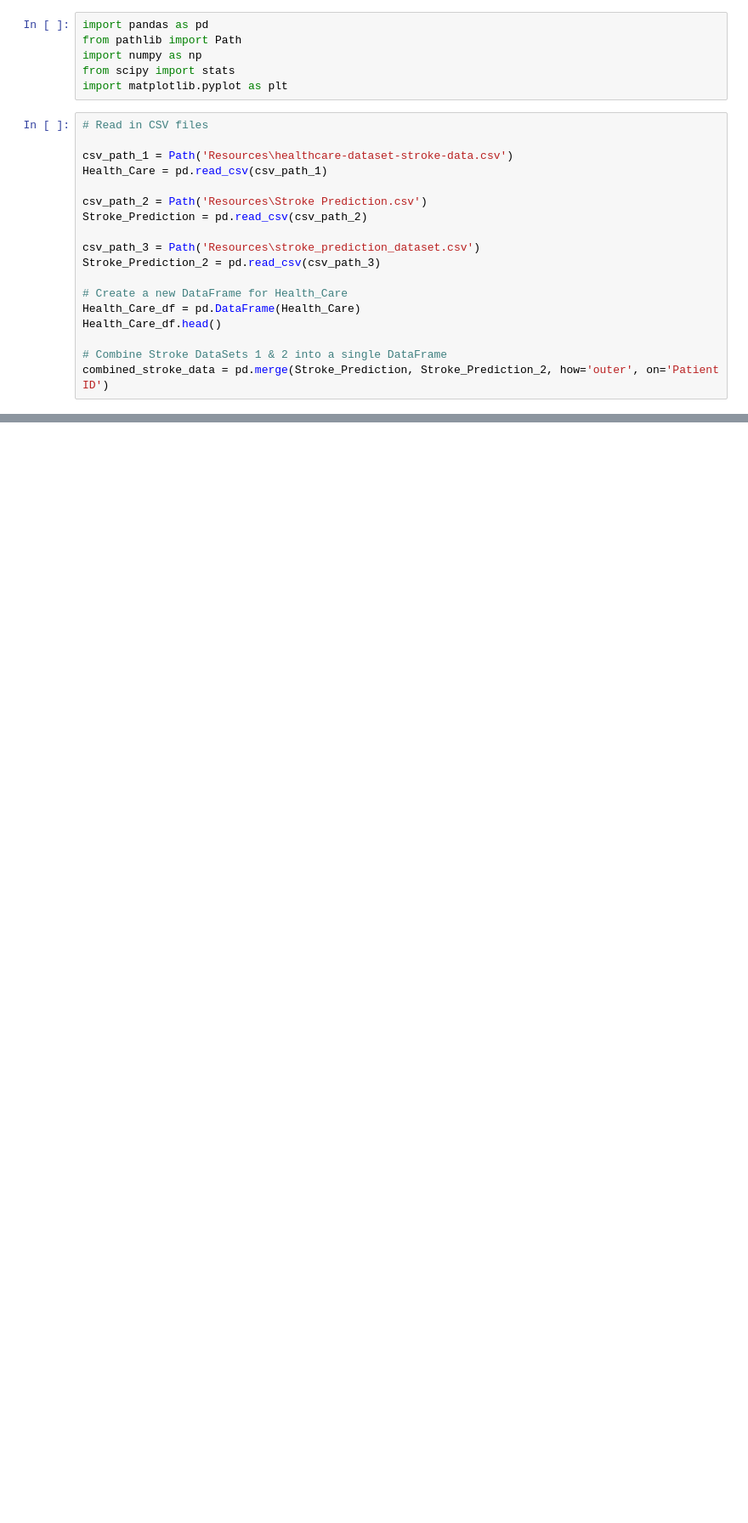
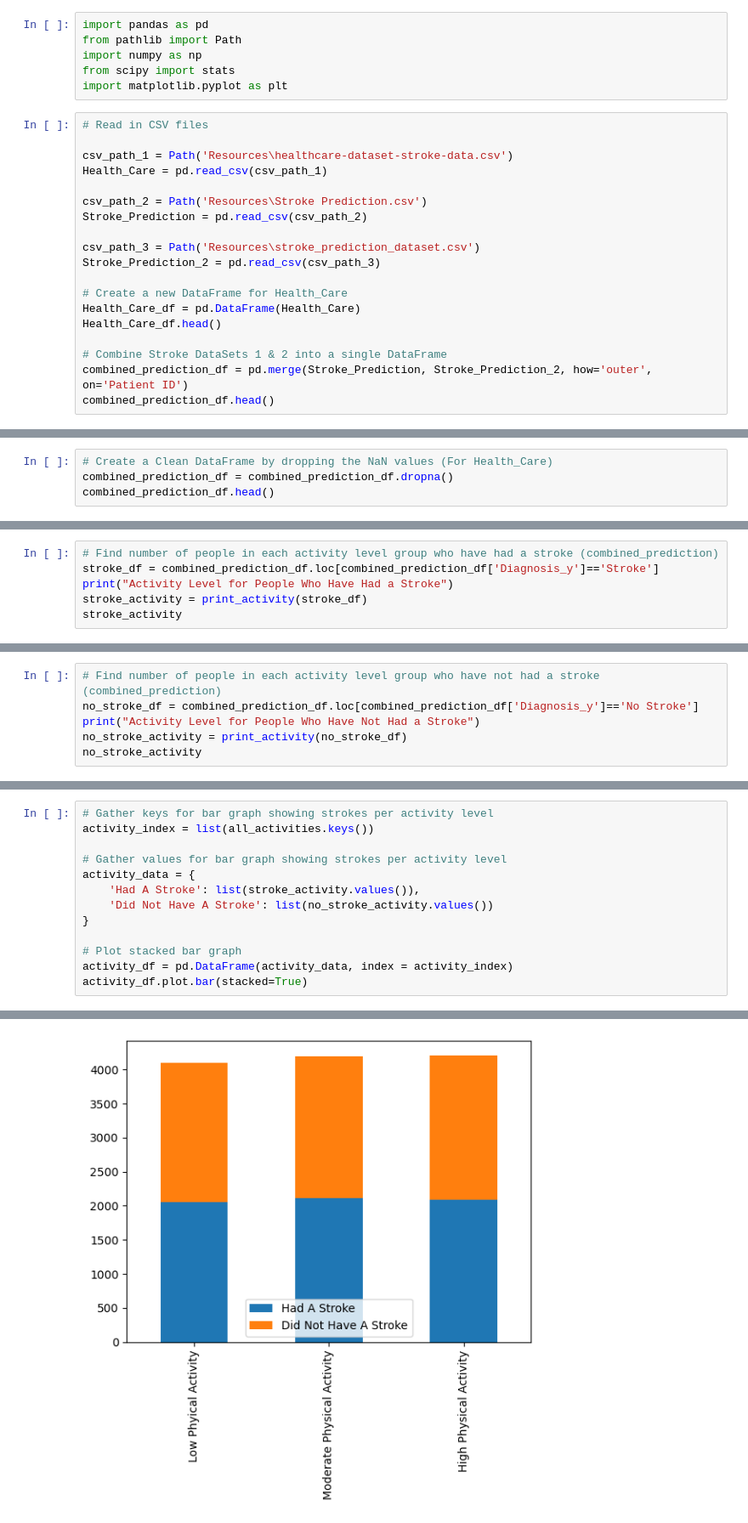
Before and after one commit to eeneedles/group-two-project-one, a Jupyter notebook: test_code_em.ipynb, the cells around one changed output, grey strips where cells are left out. Shown at 85% size. Drawn from its saved outputs; the diff is of its cells as text; blank space fills up the shorter version.

Commit message:
added code for comparison of stroke and activity level

```diff
--- a/test_code_em.ipynb
+++ b/test_code_em.ipynb
@@ -21,4 +21,5 @@ Health_Care_df = pd.DataFrame(Health_Care)
 Health_Care_df.head()
 
 # Combine Stroke DataSets 1 & 2 into a single DataFrame
-combined_stroke_data = pd.merge(Stroke_Prediction, Stroke_Prediction_2, how='outer', on='Patient ID')
+combined_prediction_df = pd.merge(Stroke_Prediction, Stroke_Prediction_2, how='outer', on='Patient ID')
+combined_prediction_df.head()
@@ -151,0 +121,4 @@ Health_Care.head()
+# %%
+# Create a Clean DataFrame by dropping the NaN values (For Health_Care)
+combined_prediction_df = combined_prediction_df.dropna()
+combined_prediction_df.head()
@@ -462,0 +488,6 @@ glucose_df.plot.bar(stacked=True)
+# %%
+# Find number of people in each activity level group who have had a stroke (combined_prediction)
+stroke_df = combined_prediction_df.loc[combined_prediction_df['Diagnosis_y']=='Stroke']
+print("Activity Level for People Who Have Had a Stroke")
+stroke_activity = print_activity(stroke_df)
+stroke_activity
@@ -462,0 +502,6 @@ glucose_df.plot.bar(stacked=True)
+# %%
+# Find number of people in each activity level group who have not had a stroke (combined_prediction)
+no_stroke_df = combined_prediction_df.loc[combined_prediction_df['Diagnosis_y']=='No Stroke']
+print("Activity Level for People Who Have Not Had a Stroke")
+no_stroke_activity = print_activity(no_stroke_df)
+no_stroke_activity
@@ -462,0 +516,14 @@ glucose_df.plot.bar(stacked=True)
+# %%
+# Gather keys for bar graph showing strokes per activity level
+activity_index = list(all_activities.keys())
+
+# Gather values for bar graph showing strokes per activity level
+activity_data = {
+    'Had A Stroke': list(stroke_activity.values()),
+    'Did Not Have A Stroke': list(no_stroke_activity.values())
+}
+
+# Plot stacked bar graph
+activity_df = pd.DataFrame(activity_data, index = activity_index)
+activity_df.plot.bar(stacked=True)
+# %% [output]
@@ -462,0 +531 @@ glucose_df.plot.bar(stacked=True)
+[figure, added]
```
Also changed, not shown: parts of 28 cells of this notebook.
